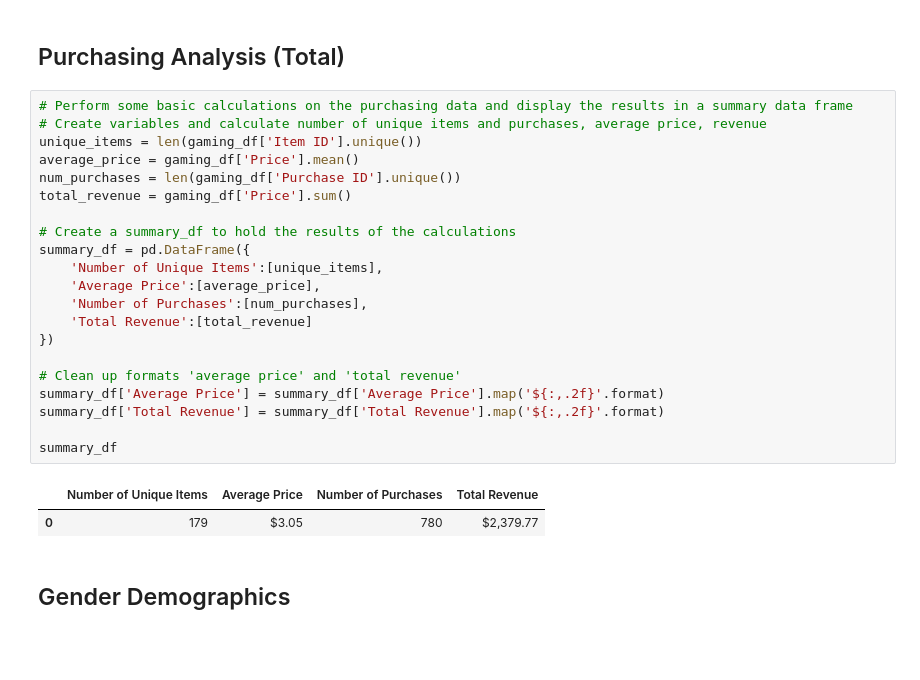
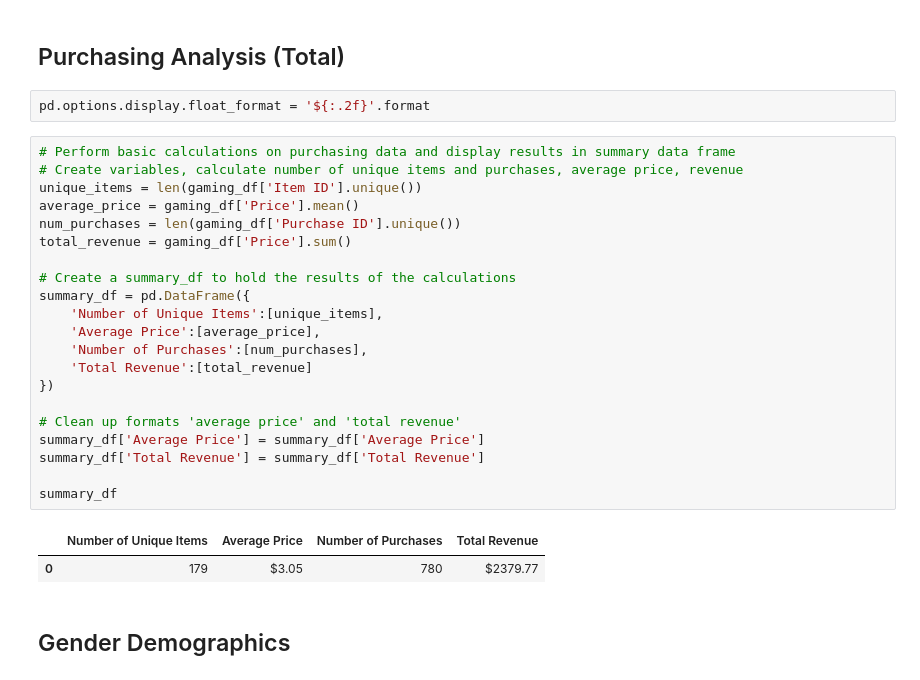
Before and after one commit to ic17rey/pandas-challenge, a Jupyter notebook: HeroesOfPymoli/HeroesOfPymoli.ipynb, the cells around one changed output. Cells and saved outputs as stored; diff of their text form; blank space fills up the shorter version.

```diff
--- a/HeroesOfPymoli/HeroesOfPymoli.ipynb
+++ b/HeroesOfPymoli/HeroesOfPymoli.ipynb
@@ -46,30 +46,32 @@ players_count_df
 | 0 | 576 |
 # %% [markdown]
 ## Purchasing Analysis (Total)
+# %%
+pd.options.display.float_format = '${:.2f}'.format
 # %%
-# Perform some basic calculations on the purchasing data and display the results in a summary data frame
-# Create variables and calculate number of unique items and purchases, average price, revenue
+# Perform basic calculations on purchasing data and display results in summary data frame
+# Create variables, calculate number of unique items and purchases, average price, revenue
 unique_items = len(gaming_df['Item ID'].unique())
 average_price = gaming_df['Price'].mean()
 num_purchases = len(gaming_df['Purchase ID'].unique())
 total_revenue = gaming_df['Price'].sum()
 
 # Create a summary_df to hold the results of the calculations
 summary_df = pd.DataFrame({
     'Number of Unique Items':[unique_items],
     'Average Price':[average_price],
     'Number of Purchases':[num_purchases],
     'Total Revenue':[total_revenue]
 })
 
 # Clean up formats 'average price' and 'total revenue'
-summary_df['Average Price'] = summary_df['Average Price'].map('${:,.2f}'.format)
-summary_df['Total Revenue'] = summary_df['Total Revenue'].map('${:,.2f}'.format)
+summary_df['Average Price'] = summary_df['Average Price']
+summary_df['Total Revenue'] = summary_df['Total Revenue']
 
 summary_df
 # %% [output]
 |  | Number of Unique Items | Average Price | Number of Purchases | Total Revenue |
-| 0 | 179 | $3.05 | 780 | $2,379.77 |
+| 0 | 179 | $3.05 | 780 | $2379.77 |
 # %% [markdown]
 ## Gender Demographics
 # %%
```
Also changed, not shown: parts of 14 cells of this notebook.
